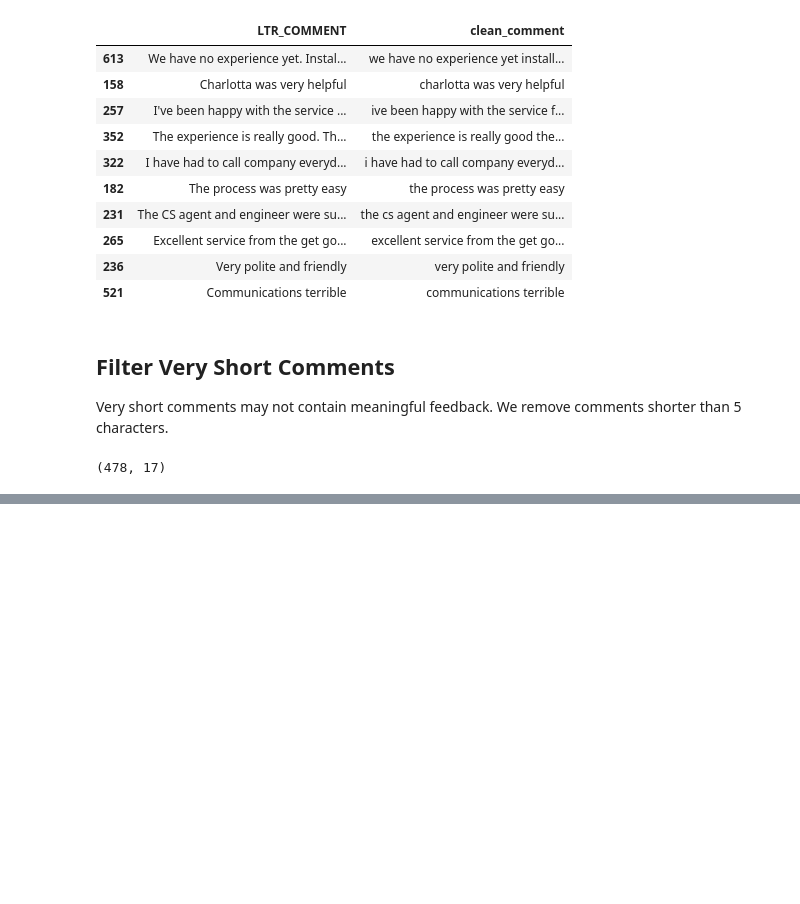
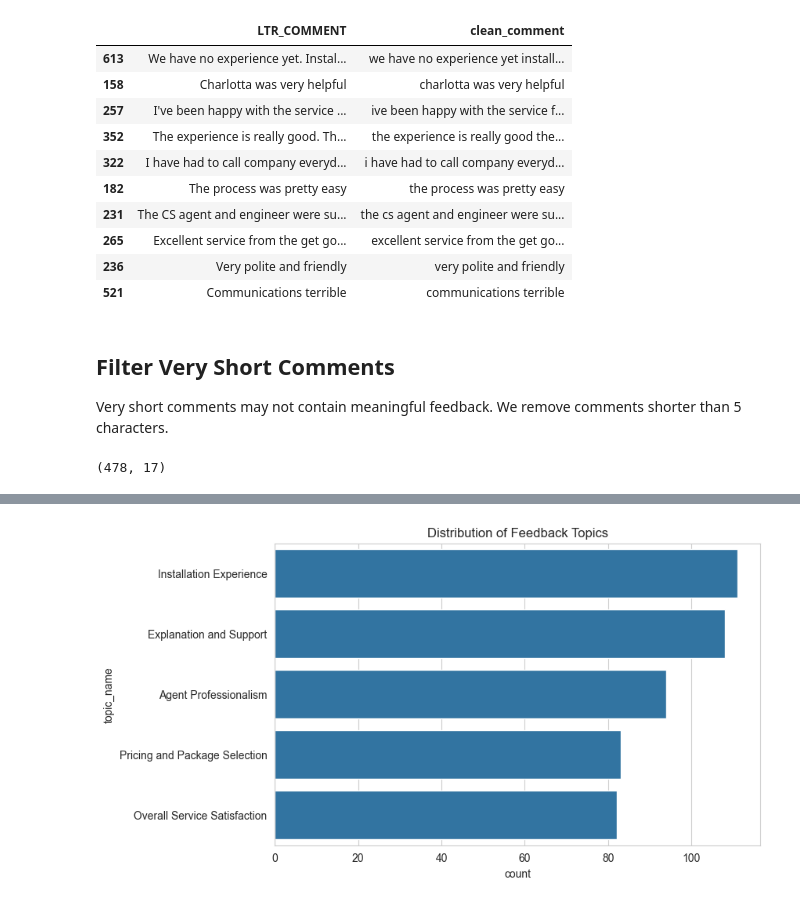
Before and after one commit to Jishma1995/customer-script-impact-intelligence, a Jupyter notebook: notebooks/03_text_analysis.ipynb, the cells around one changed output, grey strips where cells are left out. Cells and saved outputs as stored; diff of their text form; code cells hidden in the pictures; blank space fills up the shorter version.

```diff
--- a/notebooks/03_text_analysis.ipynb
+++ b/notebooks/03_text_analysis.ipynb
@@ -146,0 +535,18 @@ comments_df.shape
+# %%
+topic_labels = [
+    "Overall Service Satisfaction",
+    "Agent Professionalism",
+    "Pricing and Package Selection",
+    "Explanation and Support",
+    "Installation Experience"
+]
+
+topic_counts = W.argmax(axis=1)
+
+topic_df = pd.DataFrame({
+    "topic": topic_counts
+})
+
+topic_df["topic_name"] = topic_df["topic"].map(dict(enumerate(topic_labels)))
+
+topic_df["topic_name"].value_counts()
@@ -146,0 +561,15 @@ comments_df.shape
+# %%
+plt.figure(figsize=(8,5))
+
+sns.countplot(
+    y=topic_df["topic_name"],
+    order=topic_df["topic_name"].value_counts().index
+)
+
+plt.title("Distribution of Feedback Topics")
+
+plt.savefig("../outputs/figures/topic_distribution.png", dpi=300)
+
+plt.show()
+# %% [output]
+[figure, added]
```
Also changed, not shown: parts of 39 cells of this notebook, 5 other files.
